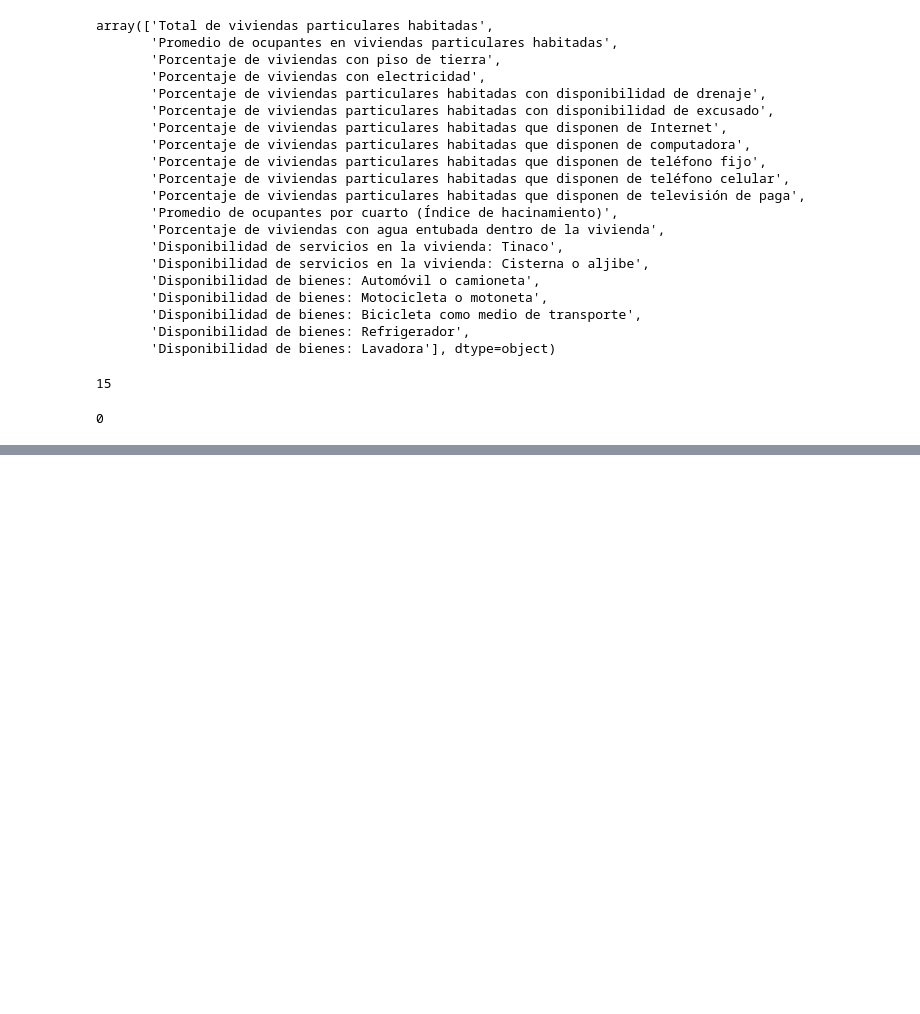
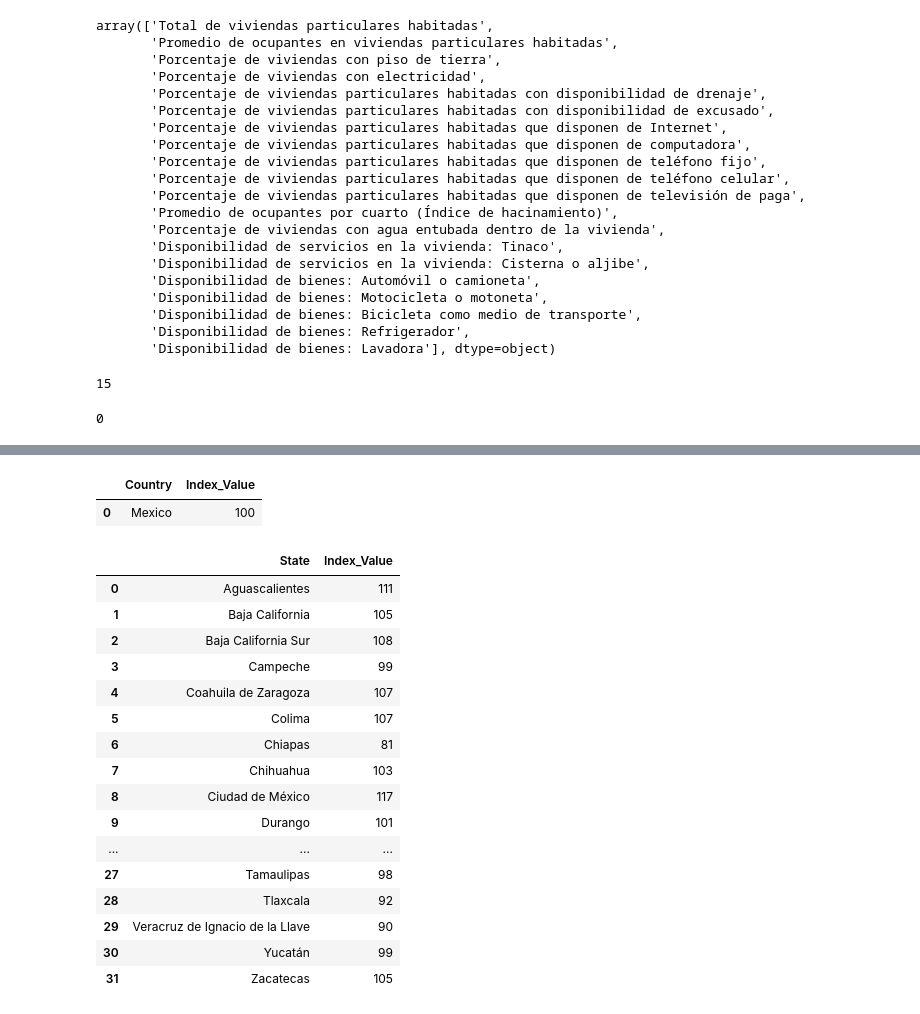
Before and after one commit to KACHIHUAHUA/Project1, a Jupyter notebook: data_cleaning.ipynb, the cells around one changed output, grey strips where cells are left out. Drawn from its saved outputs; the diff is of its cells as text; code cells hidden in the pictures; blank space fills up the shorter version.

```diff
--- a/data_cleaning.ipynb
+++ b/data_cleaning.ipynb
@@ -312,0 +274,63 @@ array([  0,   1,   2,   3,   4,   5,   6,   7,   8,   9,  10,  11,  12,
+# %%
+# In this section we calculate the value of the index created to measure the economic status of the country
+
+# Filter the data base to get the values for the whole country
+country = v_final[v_final['desc_entidad'] == 'Estados Unidos Mexicanos']
+
+# Calculate the index value
+country_index = country['Index'].sum()
+
+# Create a dictionary to convert it to Data Frame
+country_dic = {'Country' :['Mexico'], 'Index_Value' : [country_index]}
+
+# Convert to Data Frame
+country_df = pd.DataFrame(country_dic)
+
+# Show the result
+country_df
+# %% [output]
+|  | Country | Index_Value |
+| 0 | Mexico | 100 |
+# %%
+# In this section we calculate the value of the index created to measure the economic status for each state of the country
+
+# Create a list with the names of the states
+st = v_final['desc_entidad'].unique()
+state = st.tolist()
+state.remove('Estados Unidos Mexicanos')
+
+# Create a list where the index values will be saved
+st_index = []
+
+# Loop to calculate the index value for each state
+for s in state:
+    df = v_final[v_final['desc_entidad'] == s]
+    df_edo = df[df['desc_municipio'] == 'Estatal']
+    st_index.append(df_edo['Index'].sum())
+
+# Create a dictionary to convert it to Data Frame
+state_dic = {'State' : state, 'Index_Value' : st_index}
+
+# Convert to Data Frame
+state_df = pd.DataFrame(state_dic)
+
+# Show the result
+state_df
+# %% [output]
+|  | State | Index_Value |
+| 0 | Aguascalientes | 111 |
+| 1 | Baja California | 105 |
+| 2 | Baja California Sur | 108 |
+| 3 | Campeche | 99 |
+| 4 | Coahuila de Zaragoza | 107 |
+| 5 | Colima | 107 |
+| 6 | Chiapas | 81 |
+| 7 | Chihuahua | 103 |
+| 8 | Ciudad de México | 117 |
+| 9 | Durango | 101 |
+| ... | ... | ... |
+| 27 | Tamaulipas | 98 |
+| 28 | Tlaxcala | 92 |
+| 29 | Veracruz de Ignacio de la Llave | 90 |
+| 30 | Yucatán | 99 |
+| 31 | Zacatecas | 105 |
```
Also changed, not shown: parts of 4 cells of this notebook.
